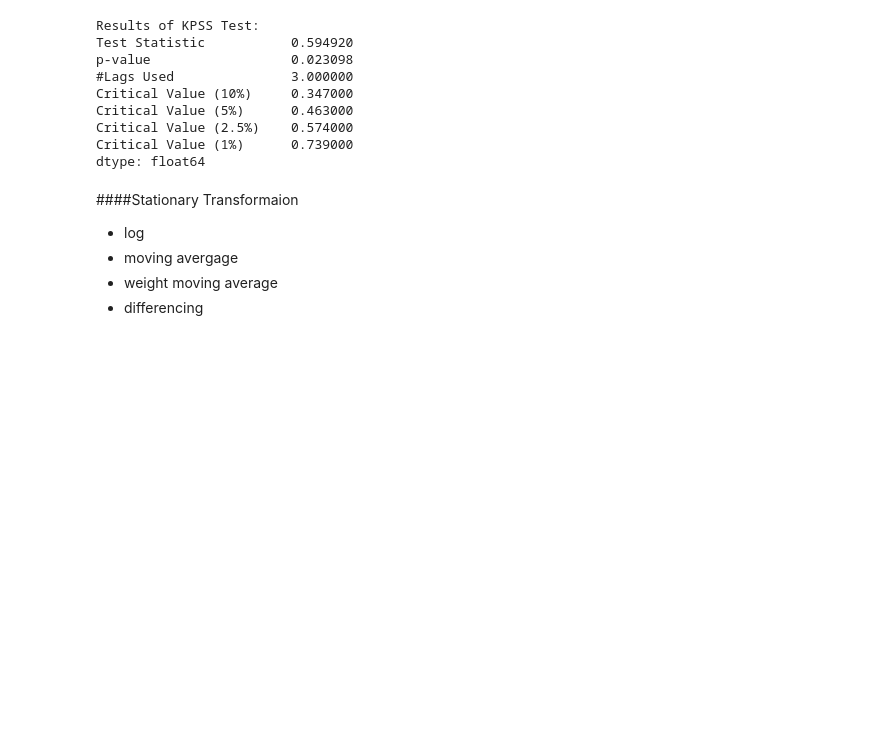
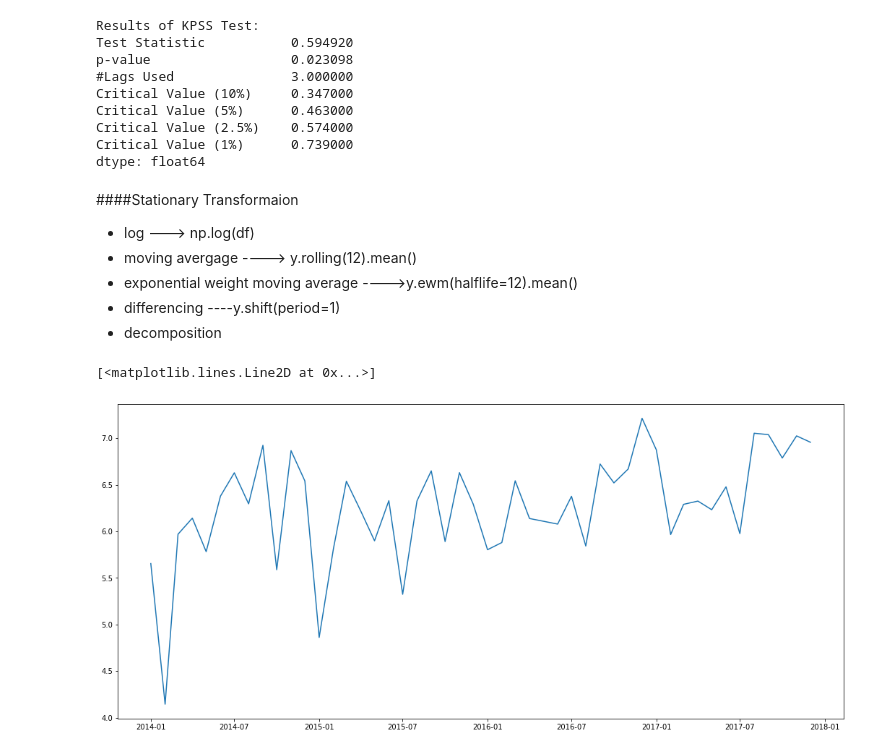
Before and after one commit to ShawnLiu119/Time-Series-SalesProj-ARIMA, a Jupyter notebook: Sales_Projection_TimeSeries.ipynb, the cells around one changed output. Saved outputs shown, nothing was run; the diff lists cells and outputs as text; code cells hidden in the pictures; blank space fills up the shorter version.

```diff
--- a/Sales_Projection_TimeSeries.ipynb
+++ b/Sales_Projection_TimeSeries.ipynb
@@ -273,7 +293,24 @@ dtype: float64
 # %% [markdown]
 ####Stationary Transformaion
 
-*   log
-*   moving avergage
-*   weight moving average
-*   differencing
+*   log ---> np.log(df)
+*   moving avergage ----> y.rolling(12).mean()
+*   exponential weight moving average ---->y.ewm(halflife=12).mean()
+*   differencing ----y.shift(period=1)
+*   decomposition
+# %%
+df_os_log = df_os.copy().groupby(['Order Date']).sum().reset_index()
+df_os_log = df_os_log.set_index('Order Date')
+
+df_os_log.index = pd.to_datetime(df_os_log.index)
+# %%
+y = df_os_log['Sales'].resample('MS').mean()
+#resample ---> Convenience method for frequency conversion and resampling of time series.
+
+y_log = np.log(y)
+plt.plot(y_log)
+
+#we can see implment a log transformation does not solve the stationary problem
+# %% [output]
+[<matplotlib.lines.Line2D at 0x...>]
+[figure, added]
```
Also changed, not shown: parts of 21 cells of this notebook.
